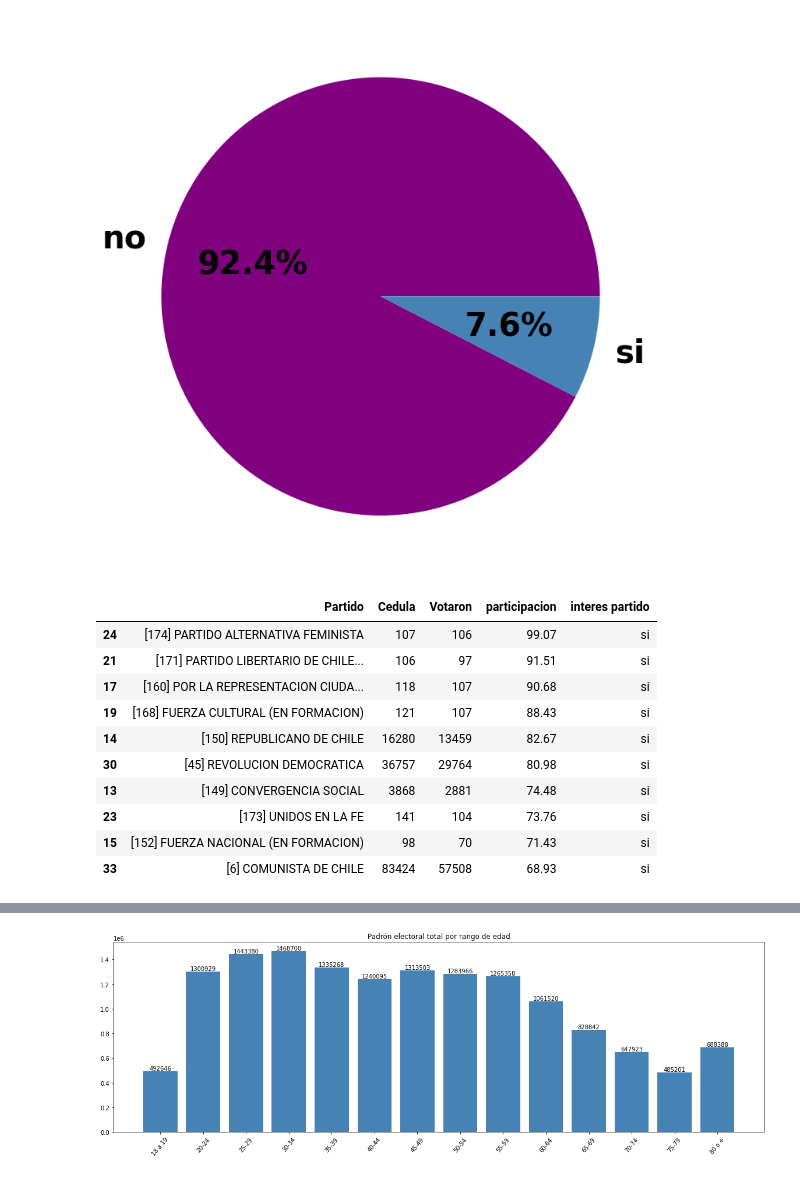
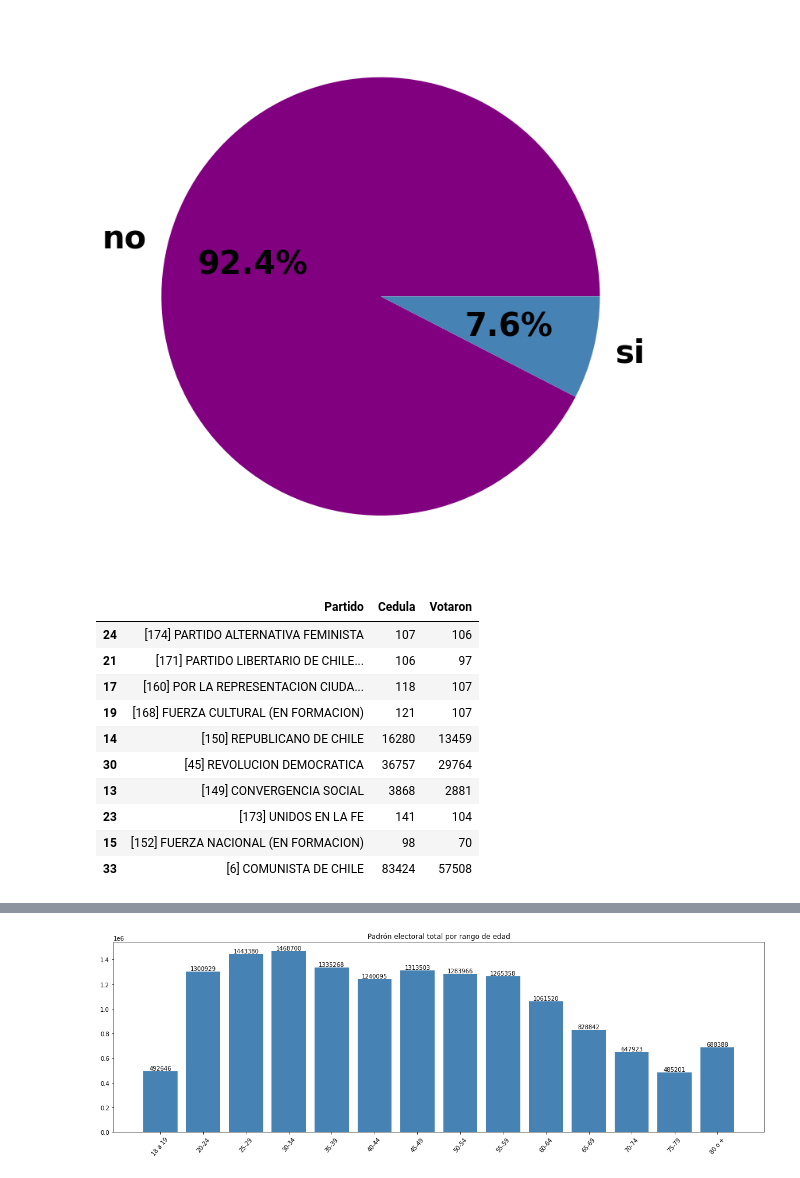
Before and after one commit to framirezv/proyecto-portafolio, a Jupyter notebook: notebooks/EDA_plebiscito_chile_final.ipynb, the cells around one changed output, grey strips where cells are left out. Drawn from its saved outputs; the diff is of its cells as text; code cells hidden in the pictures.

```diff
--- a/notebooks/EDA_plebiscito_chile_final.ipynb
+++ b/notebooks/EDA_plebiscito_chile_final.ipynb
@@ -56,20 +56,22 @@ plt.show()
 #Cuales fueron los partidos con mayor participación? Cuál fue la participación de sus adherentes?
 #utilizamos nuestro Dataframe anteriormente creado y nos quedamos con los 10 partidos más votados creando un nuevo dataframe
 df_mayor_pp = df_participacion_pp.query("Partido != 'SIN PARTIDO'").sort_values('participacion',ascending=False).head(10)
+# %%
+df_mayor_pp[['Partido','Cedula','Votaron']]
+# %% [output]
+|  | Partido | Cedula | Votaron |
+| 24 | [174] PARTIDO ALTERNATIVA FEMINISTA | 107 | 106 |
+| 21 | [171] PARTIDO LIBERTARIO DE CHILE... | 106 | 97 |
+| 17 | [160] POR LA REPRESENTACION CIUDA... | 118 | 107 |
+| 19 | [168] FUERZA CULTURAL (EN FORMACION) | 121 | 107 |
+| 14 | [150] REPUBLICANO DE CHILE | 16280 | 13459 |
+| 30 | [45] REVOLUCION DEMOCRATICA | 36757 | 29764 |
+| 13 | [149] CONVERGENCIA SOCIAL | 3868 | 2881 |
+| 23 | [173] UNIDOS EN LA FE | 141 | 104 |
+| 15 | [152] FUERZA NACIONAL (EN FORMACION) | 98 | 70 |
+| 33 | [6] COMUNISTA DE CHILE | 83424 | 57508 |
 # %%
-df_mayor_pp
+df_mayor_pp= df_mayor_pp.sort_values('participacion',ascending=True)
-# %% [output]
-|  | Partido | Cedula | Votaron | participacion | interes partido |
-| 24 | [174] PARTIDO ALTERNATIVA FEMINISTA | 107 | 106 | 99.07 | si |
-| 21 | [171] PARTIDO LIBERTARIO DE CHILE... | 106 | 97 | 91.51 | si |
-| 17 | [160] POR LA REPRESENTACION CIUDA... | 118 | 107 | 90.68 | si |
-| 19 | [168] FUERZA CULTURAL (EN FORMACION) | 121 | 107 | 88.43 | si |
-| 14 | [150] REPUBLICANO DE CHILE | 16280 | 13459 | 82.67 | si |
-| 30 | [45] REVOLUCION DEMOCRATICA | 36757 | 29764 | 80.98 | si |
-| 13 | [149] CONVERGENCIA SOCIAL | 3868 | 2881 | 74.48 | si |
-| 23 | [173] UNIDOS EN LA FE | 141 | 104 | 73.76 | si |
-| 15 | [152] FUERZA NACIONAL (EN FORMACION) | 98 | 70 | 71.43 | si |
-| 33 | [6] COMUNISTA DE CHILE | 83424 | 57508 | 68.93 | si |
 # %%
 #Mostramos el % de participación por partido político
 plt.barh(df_mayor_pp['Partido'],df_mayor_pp['participacion'])
```
Also changed, not shown: parts of 2 cells of this notebook, 2 other files.
